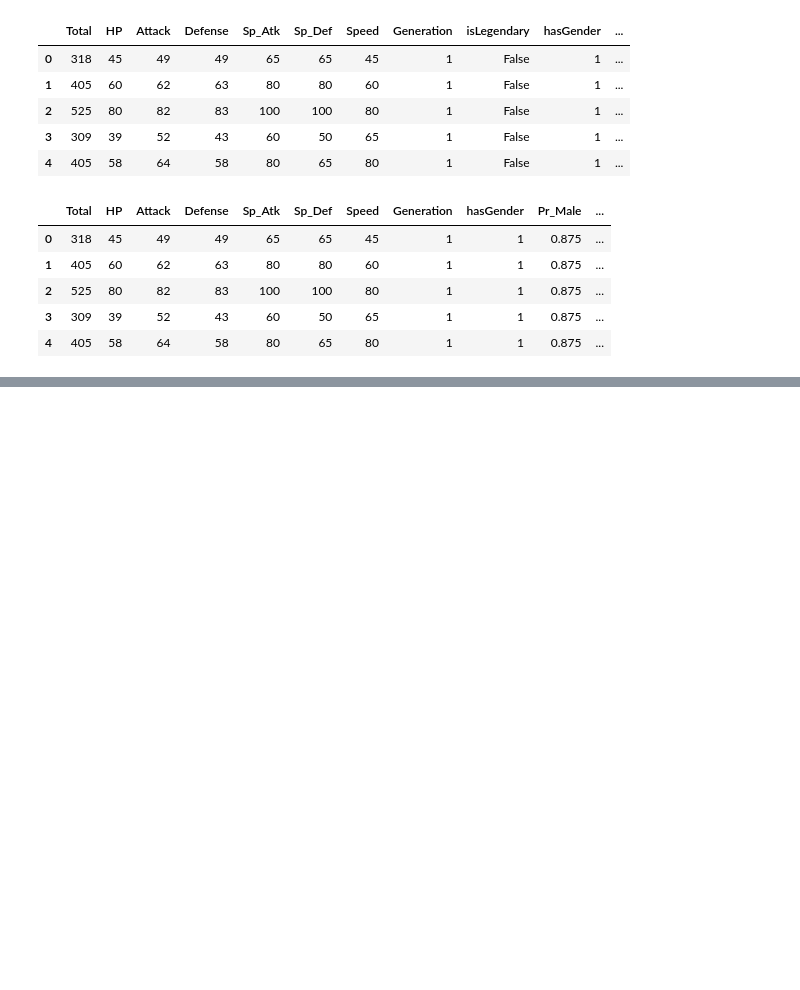
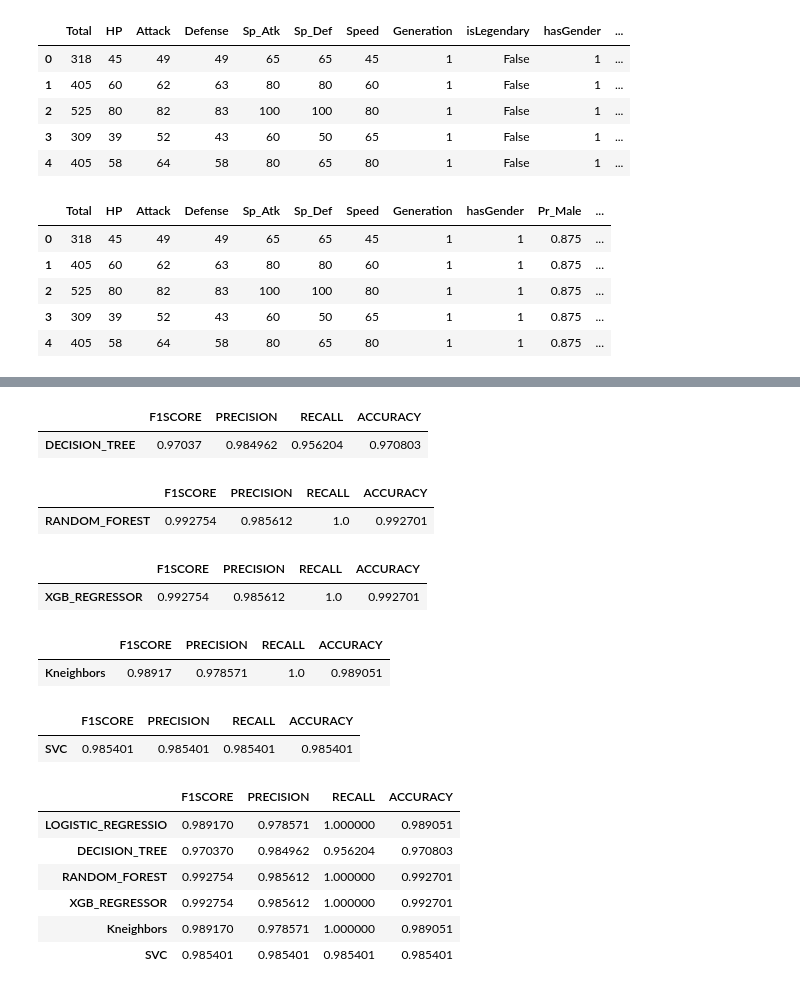
Before and after one commit to isoori/Pok-mon, a Jupyter notebook: Untitled.ipynb, the cells around one changed output, grey strips where cells are left out. Drawn from its saved outputs; the diff is of its cells as text; code cells hidden in the pictures; blank space fills up the shorter version.

```diff
--- a/Untitled.ipynb
+++ b/Untitled.ipynb
@@ -157,0 +159,76 @@ Xt_scalled.head()
+# %%
+tree = DecisionTreeClassifier()
+tree.fit(X_TRAIN_BALANCE,Y_TRAIN_BALANCE)
+prediction = tree.predict(X_TEST_BALANCE)
+F1 = f1_score(Y_TEST_BALANCE,prediction)
+ACCURACY = accuracy_score(Y_TEST_BALANCE,prediction)
+PRECISION = precision_score(Y_TEST_BALANCE,prediction)
+RECALL = recall_score(Y_TEST_BALANCE,prediction)
+m2 = pd.DataFrame({"F1SCORE":F1 , 'PRECISION':PRECISION, 'RECALL':RECALL , 'ACCURACY':ACCURACY},index=['DECISION_TREE'])
+m2
+# %% [output]
+|  | F1SCORE | PRECISION | RECALL | ACCURACY |
+| DECISION_TREE | 0.97037 | 0.984962 | 0.956204 | 0.970803 |
+# %%
+forest = RandomForestClassifier()
+forest.fit(X_TRAIN_BALANCE,Y_TRAIN_BALANCE)
+prediction = forest.predict(X_TEST_BALANCE)
+F1 = f1_score(Y_TEST_BALANCE,prediction)
+ACCURACY = accuracy_score(Y_TEST_BALANCE,prediction)
+PRECISION = precision_score(Y_TEST_BALANCE,prediction)
+RECALL = recall_score(Y_TEST_BALANCE,prediction)
+m3 = pd.DataFrame({"F1SCORE":F1 , 'PRECISION':PRECISION, 'RECALL':RECALL , 'ACCURACY':ACCURACY},index=['RANDOM_FOREST'])
+m3
+# %% [output]
+|  | F1SCORE | PRECISION | RECALL | ACCURACY |
+| RANDOM_FOREST | 0.992754 | 0.985612 | 1.0 | 0.992701 |
+# %%
+xgb = XGBClassifier()
+xgb.fit(X_TRAIN_BALANCE,Y_TRAIN_BALANCE)
+prediction = xgb.predict(X_TEST_BALANCE)
+F1 = f1_score(Y_TEST_BALANCE,prediction)
+ACCURACY = accuracy_score(Y_TEST_BALANCE,prediction)
+PRECISION = precision_score(Y_TEST_BALANCE,prediction)
+RECALL = recall_score(Y_TEST_BALANCE,prediction)
+m4 = pd.DataFrame({"F1SCORE":F1 , 'PRECISION':PRECISION, 'RECALL':RECALL , 'ACCURACY':ACCURACY},index=['XGB_REGRESSOR'])
+m4
+# %% [output]
+|  | F1SCORE | PRECISION | RECALL | ACCURACY |
+| XGB_REGRESSOR | 0.992754 | 0.985612 | 1.0 | 0.992701 |
+# %%
+knn = KNeighborsClassifier()
+knn.fit(X_TRAIN_BALANCE,Y_TRAIN_BALANCE)
+prediction = knn.predict(X_TEST_BALANCE)
+F1 = f1_score(Y_TEST_BALANCE,prediction)
+ACCURACY = accuracy_score(Y_TEST_BALANCE,prediction)
+PRECISION = precision_score(Y_TEST_BALANCE,prediction)
+RECALL = recall_score(Y_TEST_BALANCE,prediction)
+m5 = pd.DataFrame({"F1SCORE":F1 , 'PRECISION':PRECISION, 'RECALL':RECALL , 'ACCURACY':ACCURACY},index=['Kneighbors'])
+m5
+# %% [output]
+|  | F1SCORE | PRECISION | RECALL | ACCURACY |
+| Kneighbors | 0.98917 | 0.978571 | 1.0 | 0.989051 |
+# %%
+sv = SVC()
+sv.fit(X_TRAIN_BALANCE,Y_TRAIN_BALANCE)
+prediction = sv.predict(X_TEST_BALANCE)
+F1 = f1_score(Y_TEST_BALANCE,prediction)
+ACCURACY = accuracy_score(Y_TEST_BALANCE,prediction)
+PRECISION = precision_score(Y_TEST_BALANCE,prediction)
+RECALL = recall_score(Y_TEST_BALANCE,prediction)
+m6 = pd.DataFrame({"F1SCORE":F1 , 'PRECISION':PRECISION, 'RECALL':RECALL , 'ACCURACY':ACCURACY},index=['SVC'])
+m6
+# %% [output]
+|  | F1SCORE | PRECISION | RECALL | ACCURACY |
+| SVC | 0.985401 | 0.985401 | 0.985401 | 0.985401 |
+# %%
+result = pd.concat([m1,m2,m3,m4,m5,m6],axis=0)
+result.style.highlight_max(axis=0)
+# %% [output]
+|  | F1SCORE | PRECISION | RECALL | ACCURACY |
+| LOGISTIC_REGRESSIO | 0.989170 | 0.978571 | 1.000000 | 0.989051 |
+| DECISION_TREE | 0.970370 | 0.984962 | 0.956204 | 0.970803 |
+| RANDOM_FOREST | 0.992754 | 0.985612 | 1.000000 | 0.992701 |
+| XGB_REGRESSOR | 0.992754 | 0.985612 | 1.000000 | 0.992701 |
+| Kneighbors | 0.989170 | 0.978571 | 1.000000 | 0.989051 |
+| SVC | 0.985401 | 0.985401 | 0.985401 | 0.985401 |
```
Also changed, not shown: parts of 5 cells of this notebook.
